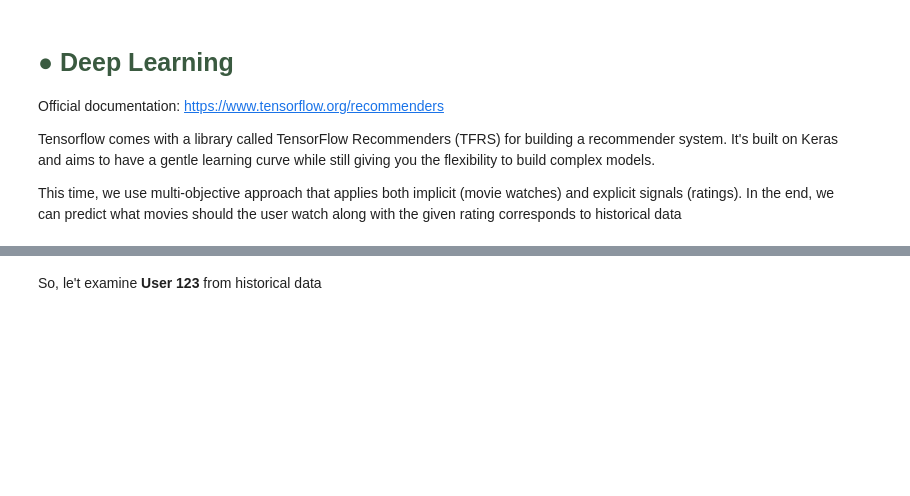
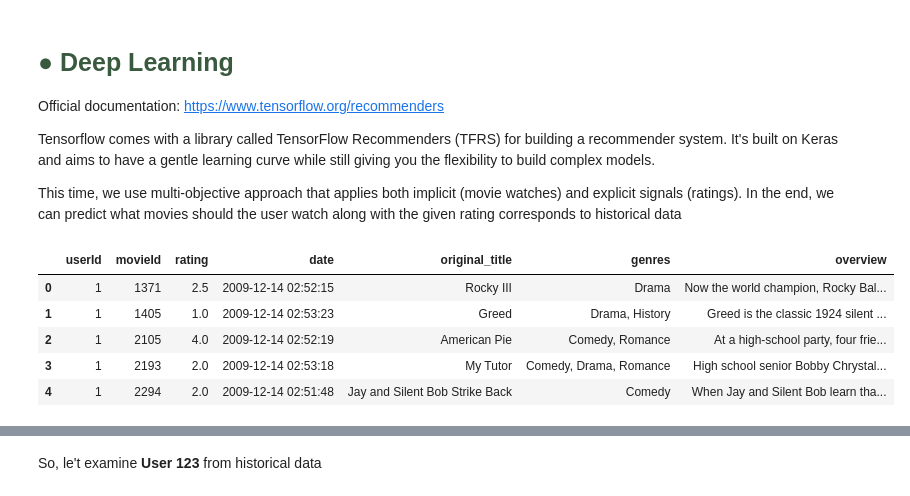
Before and after one commit to Manuel-FA/Deep_Learning, a Jupyter notebook: Recommender system - Dataset_1 - TF.ipynb, the cells around one changed output, grey strips where cells are left out. Cells and saved outputs as stored; diff of their text form; code cells hidden in the pictures; blank space fills up the shorter version.

```diff
--- a/Recommender system - Dataset_1 - TF.ipynb
+++ b/Recommender system - Dataset_1 - TF.ipynb
@@ -56,7 +62,7 @@ warnings.filterwarnings('ignore')
 # %%
-credits = pd.read_csv('../input/the-movies-dataset/credits.csv')
-keywords = pd.read_csv('../input/the-movies-dataset/keywords.csv')
-movies = pd.read_csv('../input/the-movies-dataset/movies_metadata.csv').\
+credits = pd.read_csv('/content/drive/MyDrive/Datasets/Recommender system - Dataset_1 /credits.csv')
+keywords = pd.read_csv('/content/drive/MyDrive/Datasets/Recommender system - Dataset_1 /keywords.csv')
+movies = pd.read_csv('/content/drive/MyDrive/Datasets/Recommender system - Dataset_1 /movies_metadata.csv').\
                      drop(['belongs_to_collection', 'homepage', 'imdb_id', 'poster_path', 'status', 'title', 'video'], axis=1).\
                      drop([19730, 29503, 35587]) # Incorrect data type
 
@@ -460,17 +557,24 @@ Tensorflow comes with a library called TensorFlow Recommenders (TFRS) for buildi
 
 This time, we use multi-objective approach that applies both implicit (movie watches) and explicit signals (ratings). In the end, we can predict what movies should the user watch along with the given rating corresponds to historical data
 # %%
-ratings_df = pd.read_csv('../input/the-movies-dataset/ratings_small.csv')
+ratings_df = pd.read_csv('/content/drive/MyDrive/Datasets/Recommender system - Dataset_1 /ratings_small.csv')
 
 ratings_df['date'] = ratings_df['timestamp'].apply(lambda x: datetime.fromtimestamp(x))
 ratings_df.drop('timestamp', axis=1, inplace=True)
 
 ratings_df = ratings_df.merge(df[['id', 'original_title', 'genres', 'overview']], left_on='movieId',right_on='id', how='left')
 ratings_df = ratings_df[~ratings_df['id'].isna()]
 ratings_df.drop('id', axis=1, inplace=True)
 ratings_df.reset_index(drop=True, inplace=True)
 
 ratings_df.head()
+# %% [output]
+|  | userId | movieId | rating | date | original_title | genres | overview |
+| 0 | 1 | 1371 | 2.5 | 2009-12-14 02:52:15 | Rocky III | Drama | Now the world champion, Rocky Bal... |
+| 1 | 1 | 1405 | 1.0 | 2009-12-14 02:53:23 | Greed | Drama, History | Greed is the classic 1924 silent ... |
+| 2 | 1 | 2105 | 4.0 | 2009-12-14 02:52:19 | American Pie | Comedy, Romance | At a high-school party, four frie... |
+| 3 | 1 | 2193 | 2.0 | 2009-12-14 02:53:18 | My Tutor | Comedy, Drama, Romance | High school senior Bobby Chrystal... |
+| 4 | 1 | 2294 | 2.0 | 2009-12-14 02:51:48 | Jay and Silent Bob Strike Back | Comedy | When Jay and Silent Bob learn tha... |
 # %%
 movies_df = df[['id', 'original_title']]
 movies_df.rename(columns={'id':'movieId'}, inplace=True)
```
Also changed, not shown: parts of 27 cells of this notebook.
